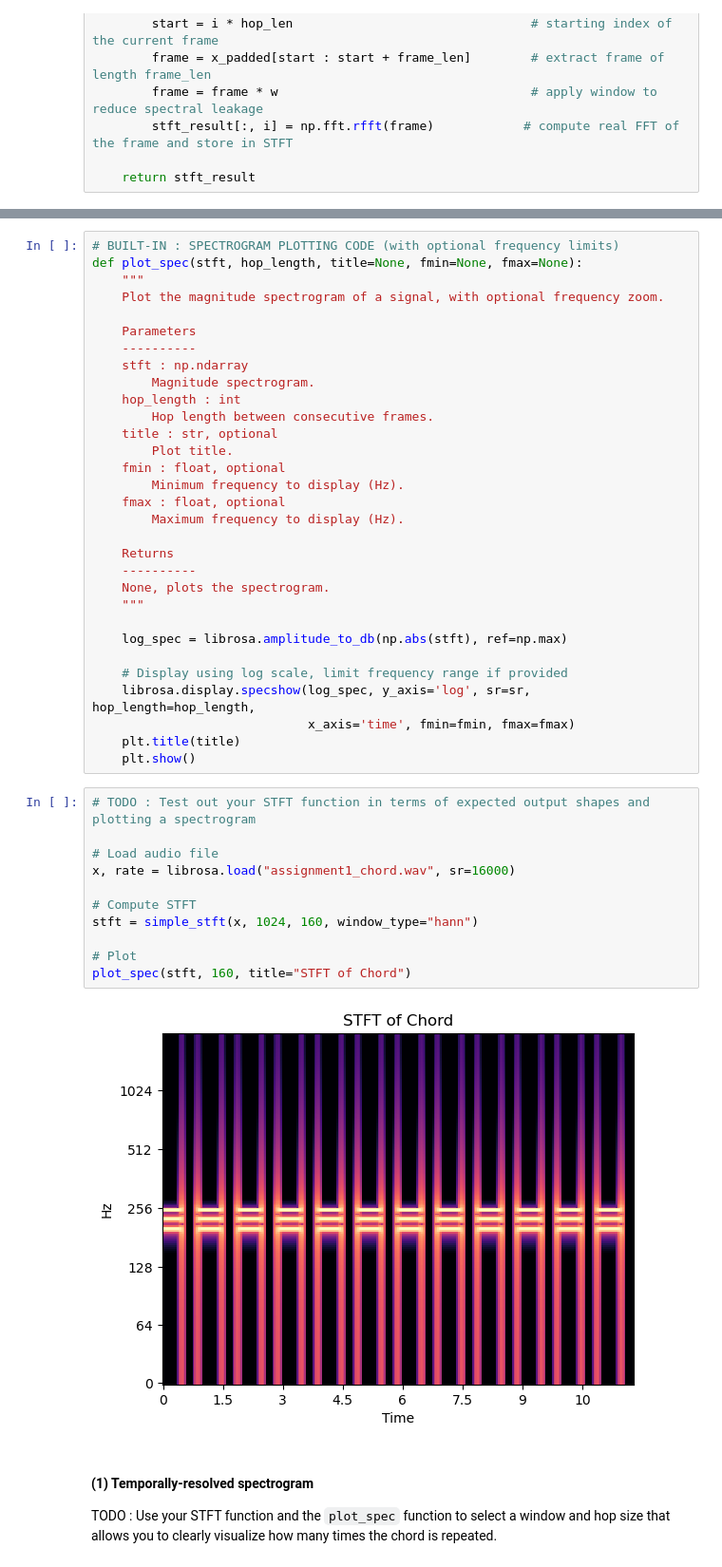
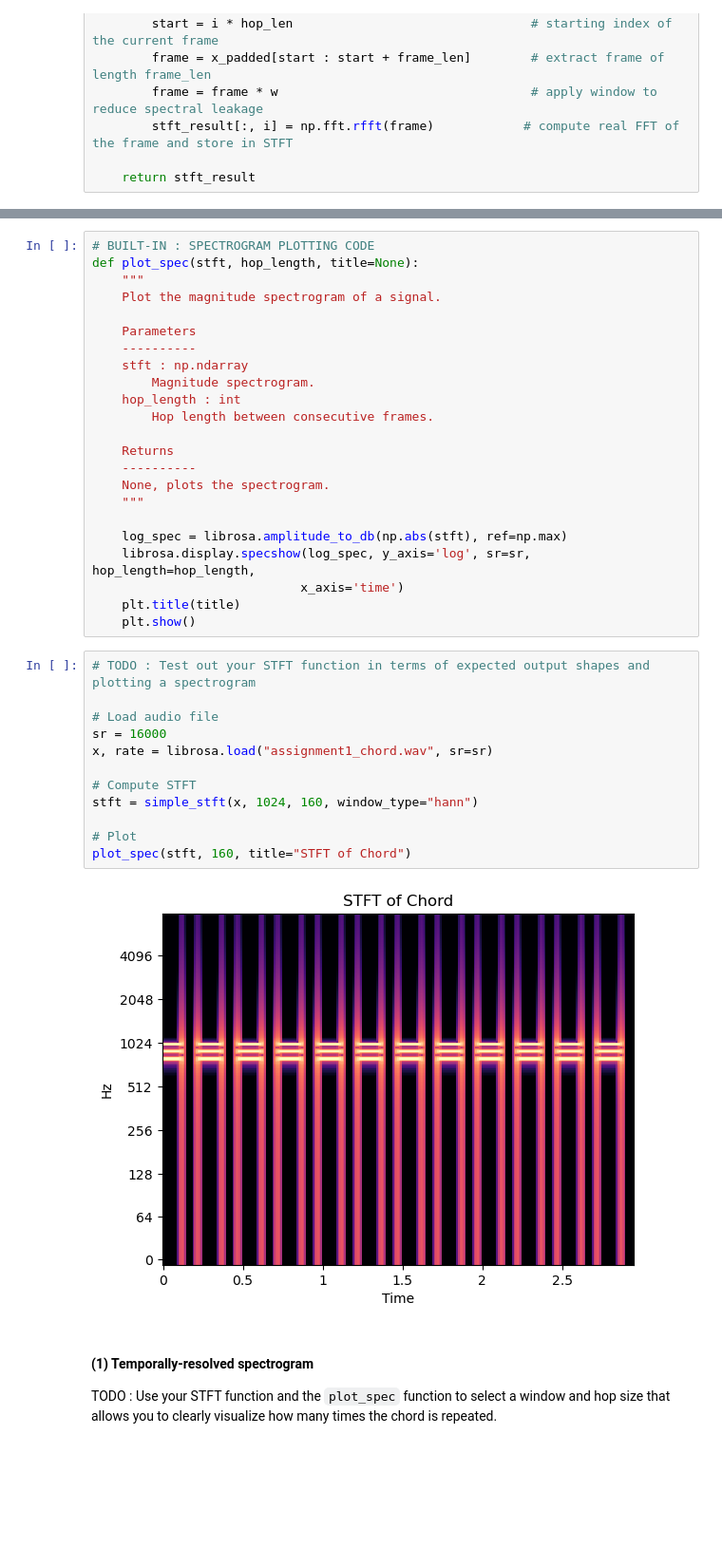
Before and after one commit to RobertTylman/nyu-csgy6933-ML26, a Jupyter notebook: assignment1/assignment1_student.ipynb, the cells around one changed output, grey strips where cells are left out. Shown at 95% size. Cells and saved outputs as stored; diff of their text form; blank space fills up the shorter version.

Commit message:
update sample rate to fix x axis output

```diff
--- a/assignment1/assignment1_student.ipynb
+++ b/assignment1/assignment1_student.ipynb
@@ -557,10 +557,10 @@ IPython.display.Audio('assignment1_chord.wav', rate=16000)
 # %% [output]
 [interactive output not drawn]
 # %%
-# BUILT-IN : SPECTROGRAM PLOTTING CODE (with optional frequency limits)
-def plot_spec(stft, hop_length, title=None, fmin=None, fmax=None):
+# BUILT-IN : SPECTROGRAM PLOTTING CODE
+def plot_spec(stft, hop_length, title=None):
     """
-    Plot the magnitude spectrogram of a signal, with optional frequency zoom.
+    Plot the magnitude spectrogram of a signal.
 
     Parameters
     ----------
@@ -568,12 +568,6 @@ def plot_spec(stft, hop_length, title=None, fmin=None, fmax=None):
         Magnitude spectrogram.
     hop_length : int
         Hop length between consecutive frames.
-    title : str, optional
-        Plot title.
-    fmin : float, optional
-        Minimum frequency to display (Hz).
-    fmax : float, optional
-        Maximum frequency to display (Hz).
 
     Returns
     ----------
@@ -581,25 +575,24 @@ def plot_spec(stft, hop_length, title=None, fmin=None, fmax=None):
     """
 
     log_spec = librosa.amplitude_to_db(np.abs(stft), ref=np.max)
-
-    # Display using log scale, limit frequency range if provided
     librosa.display.specshow(log_spec, y_axis='log', sr=sr, hop_length=hop_length,
-                             x_axis='time', fmin=fmin, fmax=fmax)
+                            x_axis='time')
     plt.title(title)
     plt.show()
 # %%
 # TODO : Test out your STFT function in terms of expected output shapes and plotting a spectrogram
 
 # Load audio file
-x, rate = librosa.load("assignment1_chord.wav", sr=16000)
+sr = 16000
+x, rate = librosa.load("assignment1_chord.wav", sr=sr)
 
 # Compute STFT
 stft = simple_stft(x, 1024, 160, window_type="hann")
 
 # Plot
 plot_spec(stft, 160, title="STFT of Chord")
 # %% [output]
-[figure, old version]
+[figure, new version]
 # %% [markdown]
 #### (1) Temporally-resolved spectrogram
 
```
